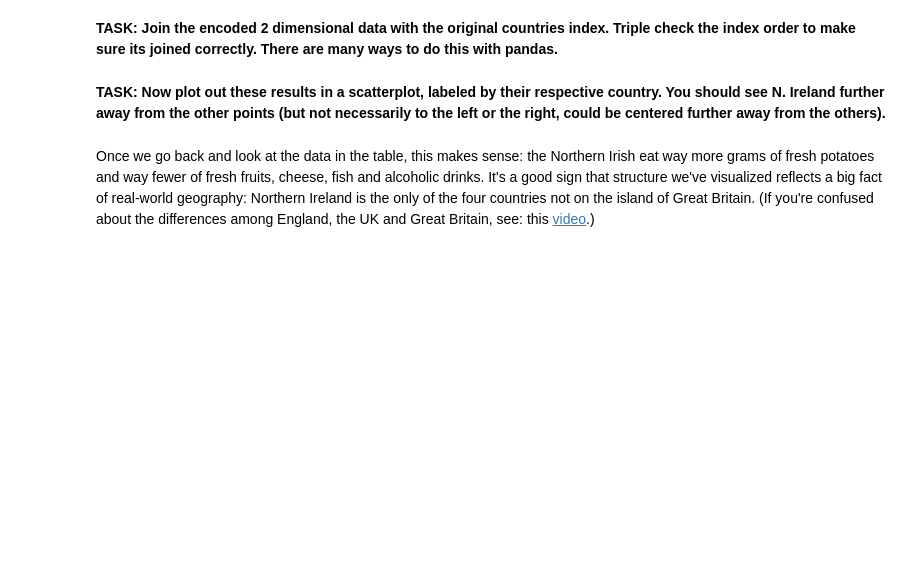
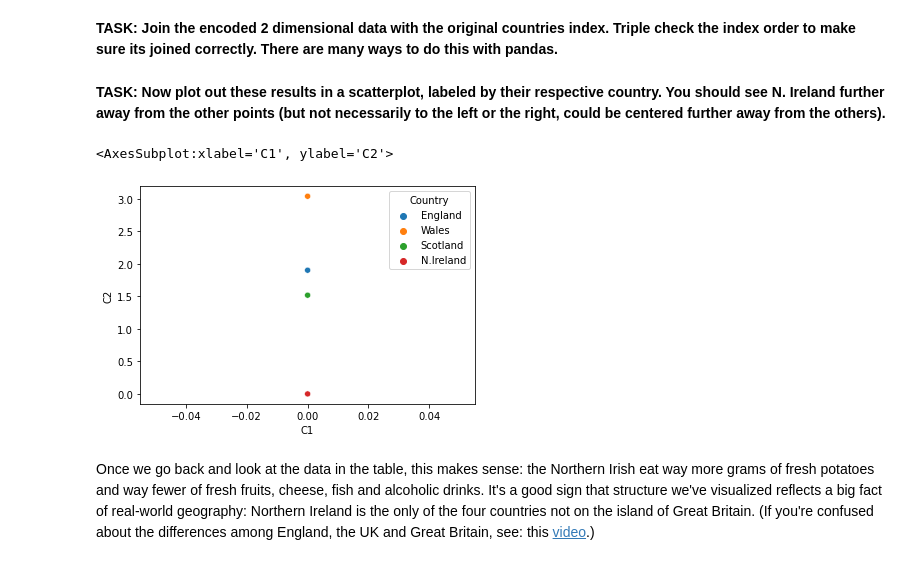
Before and after one commit to SimRey/Deep-Learning, a Jupyter notebook: Autoencoders/Exercise.ipynb, the cells around one changed output. Cells and saved outputs as stored; diff of their text form; code cells hidden in the pictures; blank space fills up the shorter version.

```diff
--- a/Autoencoders/Exercise.ipynb
+++ b/Autoencoders/Exercise.ipynb
@@ -74,9 +150,13 @@ indexes
 
 df1 = pd.DataFrame(data=encoder_pred, index=indexes, columns=["C1", "C2"])
 df1.reset_index(inplace=True)
+df1.columns = ["Country", "C1", "C2"]
 # %% [markdown]
 **TASK: Now plot out these results in a scatterplot, labeled by their respective country. You should see N. Ireland further away from the other points (but not necessarily to the left or the right, could be centered further away from the others).**
 # %%
-sns.scatterplot(x='C1',y='C2',data=df1,hue='index')
+sns.scatterplot(x='C1',y='C2',data=df1,hue='Country')
+# %% [output]
+<AxesSubplot:xlabel='C1', ylabel='C2'>
+[figure, added]
 # %% [markdown]
  Once we go back and look at the data in the table, this makes sense: the Northern Irish eat way more grams of fresh potatoes and way fewer of fresh fruits, cheese, fish and alcoholic drinks. It's a good sign that structure we've visualized reflects a big fact of real-world geography: Northern Ireland is the only of the four countries not on the island of Great Britain. (If you're confused about the differences among England, the UK and Great Britain, see: this [video](https://www.youtube.com/watch?v=rNu8XDBSn10).)
```
Also changed, not shown: parts of 6 cells of this notebook.
